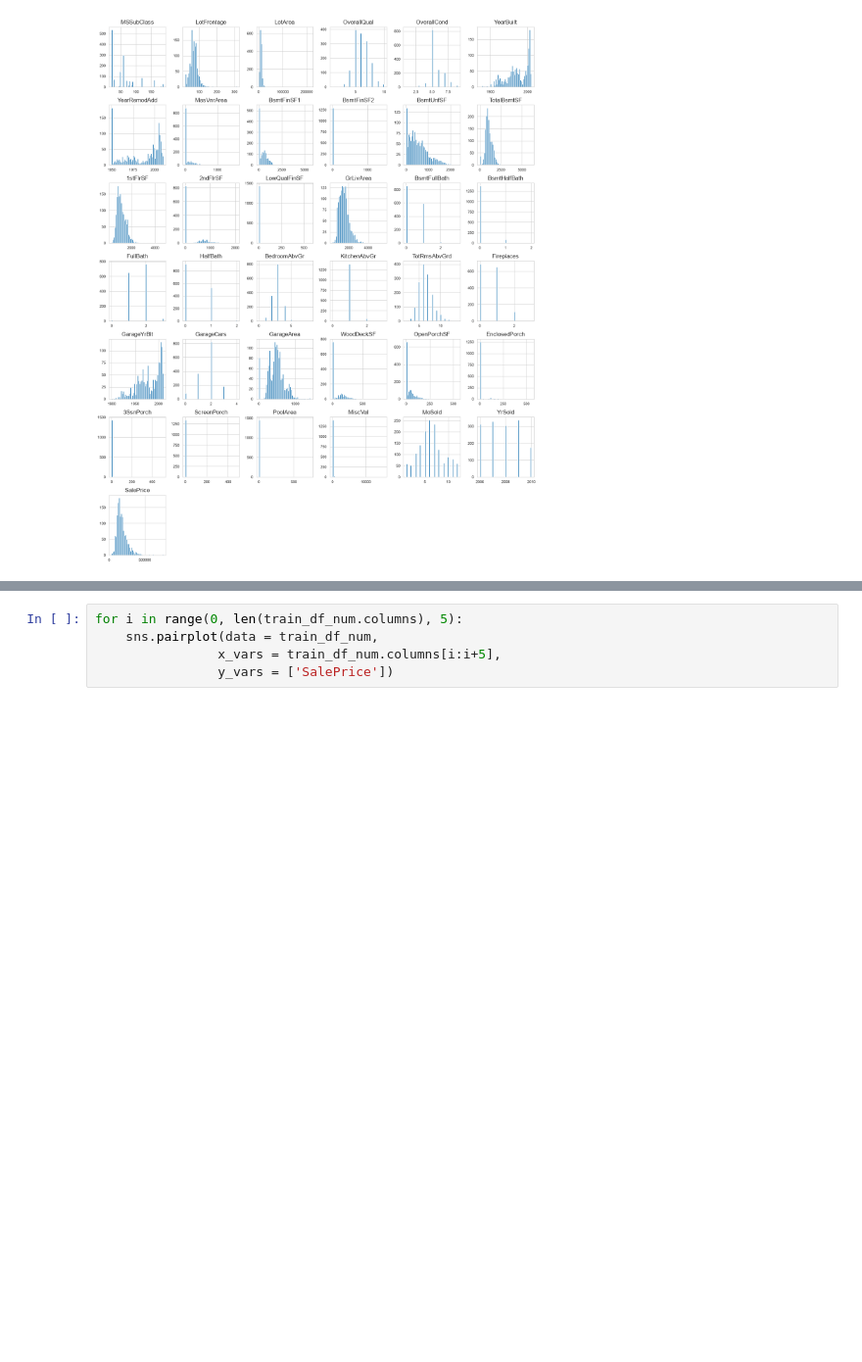
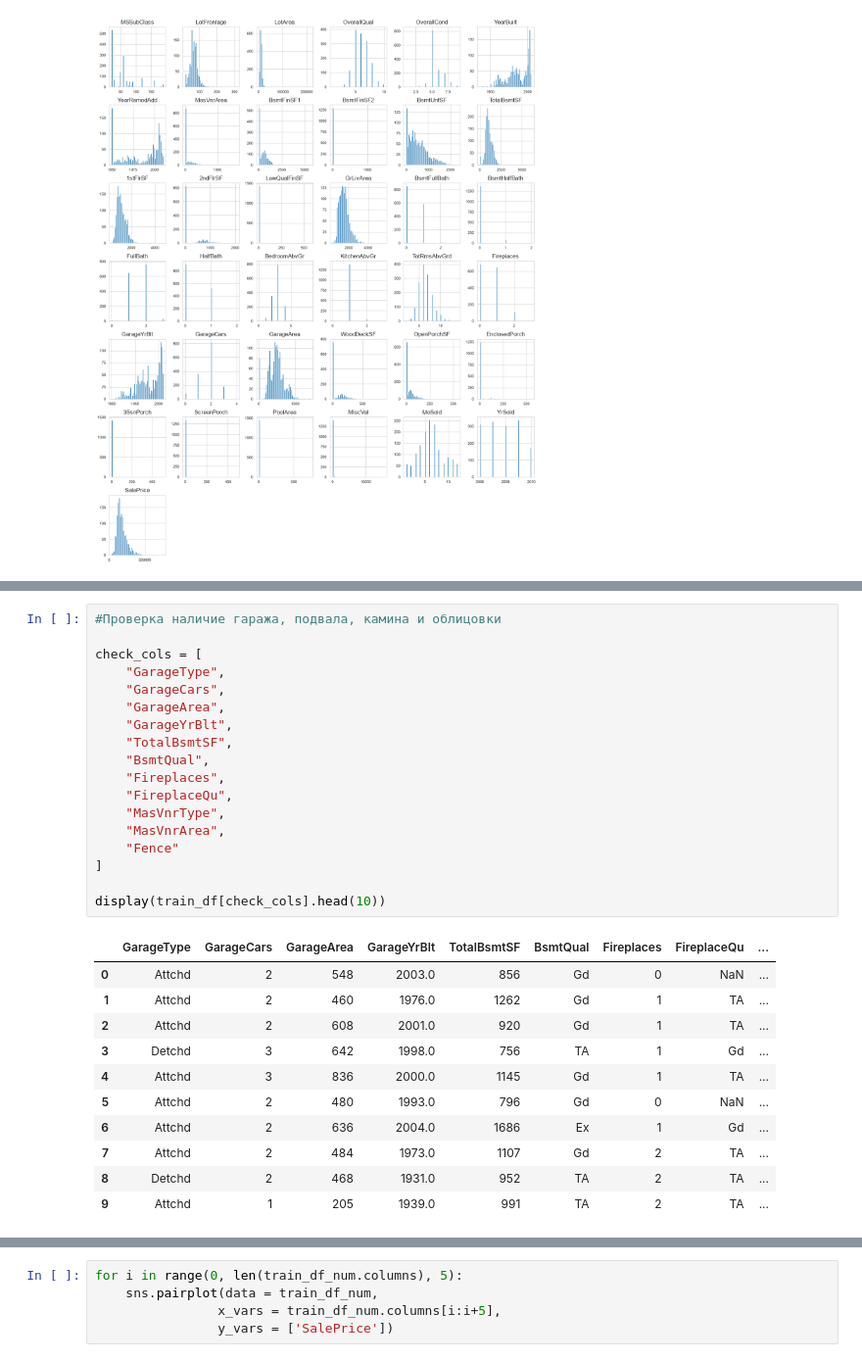
Before and after one commit to Polina-Novichkova/house-prices-ml-pipeline, a Jupyter notebook: notebooks/eda.ipynb, the cells around one changed output, grey strips where cells are left out. Shown at 98% size. Cells and saved outputs as stored; diff of their text form; blank space fills up the shorter version.

```diff
--- a/notebooks/eda.ipynb
+++ b/notebooks/eda.ipynb
@@ -204,0 +279,30 @@ Name: SalePrice, dtype: float64
+# %%
+#Проверка наличие гаража, подвала, камина и облицовки
+
+check_cols = [
+    "GarageType",
+    "GarageCars",
+    "GarageArea",
+    "GarageYrBlt",
+    "TotalBsmtSF",
+    "BsmtQual",
+    "Fireplaces",
+    "FireplaceQu",
+    "MasVnrType",
+    "MasVnrArea",
+    "Fence"
+]
+
+display(train_df[check_cols].head(10))
+# %% [output]
+|  | GarageType | GarageCars | GarageArea | GarageYrBlt | TotalBsmtSF | BsmtQual | Fireplaces | FireplaceQu | ... |
+| 0 | Attchd | 2 | 548 | 2003.0 | 856 | Gd | 0 | NaN | ... |
+| 1 | Attchd | 2 | 460 | 1976.0 | 1262 | Gd | 1 | TA | ... |
+| 2 | Attchd | 2 | 608 | 2001.0 | 920 | Gd | 1 | TA | ... |
+| 3 | Detchd | 3 | 642 | 1998.0 | 756 | TA | 1 | Gd | ... |
+| 4 | Attchd | 3 | 836 | 2000.0 | 1145 | Gd | 1 | TA | ... |
+| 5 | Attchd | 2 | 480 | 1993.0 | 796 | Gd | 0 | NaN | ... |
+| 6 | Attchd | 2 | 636 | 2004.0 | 1686 | Ex | 1 | Gd | ... |
+| 7 | Attchd | 2 | 484 | 1973.0 | 1107 | Gd | 2 | TA | ... |
+| 8 | Detchd | 2 | 468 | 1931.0 | 952 | TA | 2 | TA | ... |
+| 9 | Attchd | 1 | 205 | 1939.0 | 991 | TA | 2 | TA | ... |
```
Also changed, not shown: parts of 19 cells of this notebook, 1 other file.
